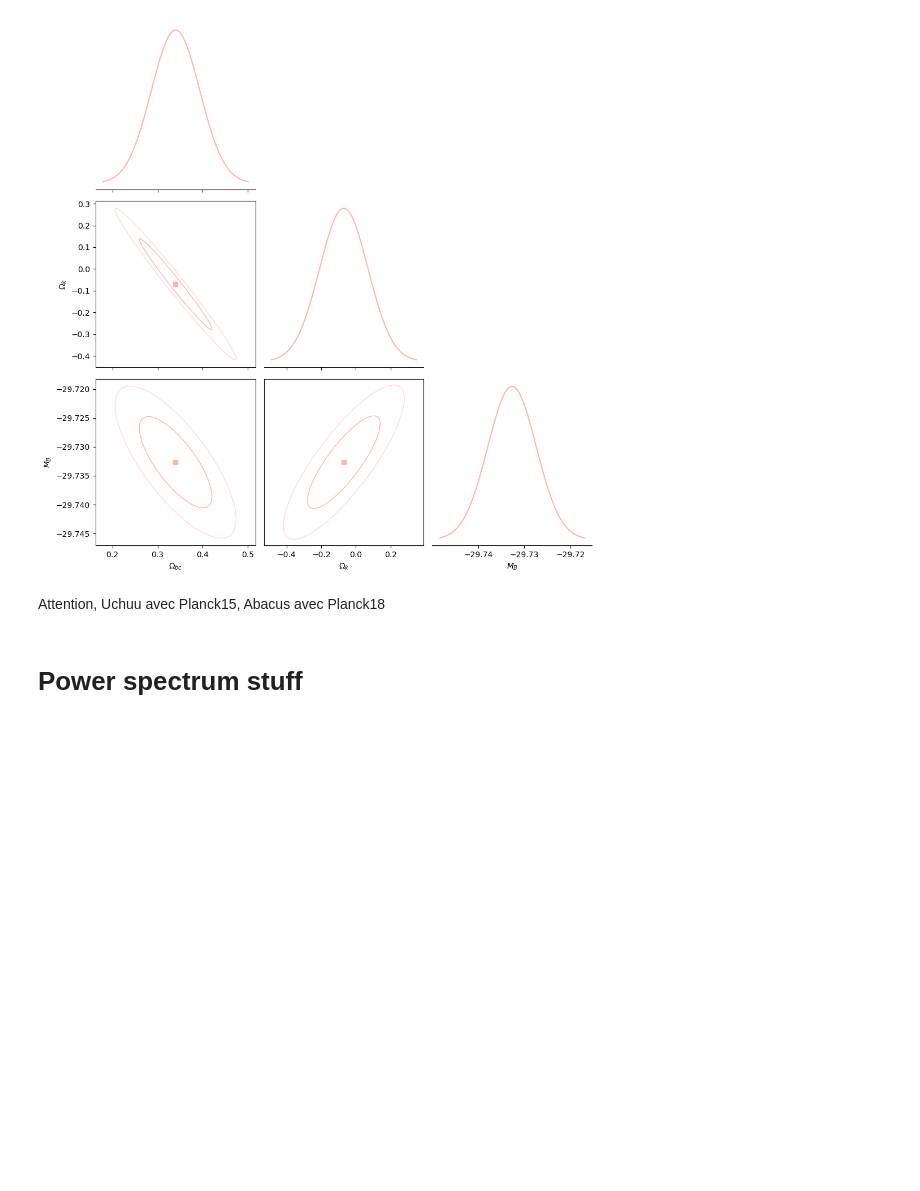
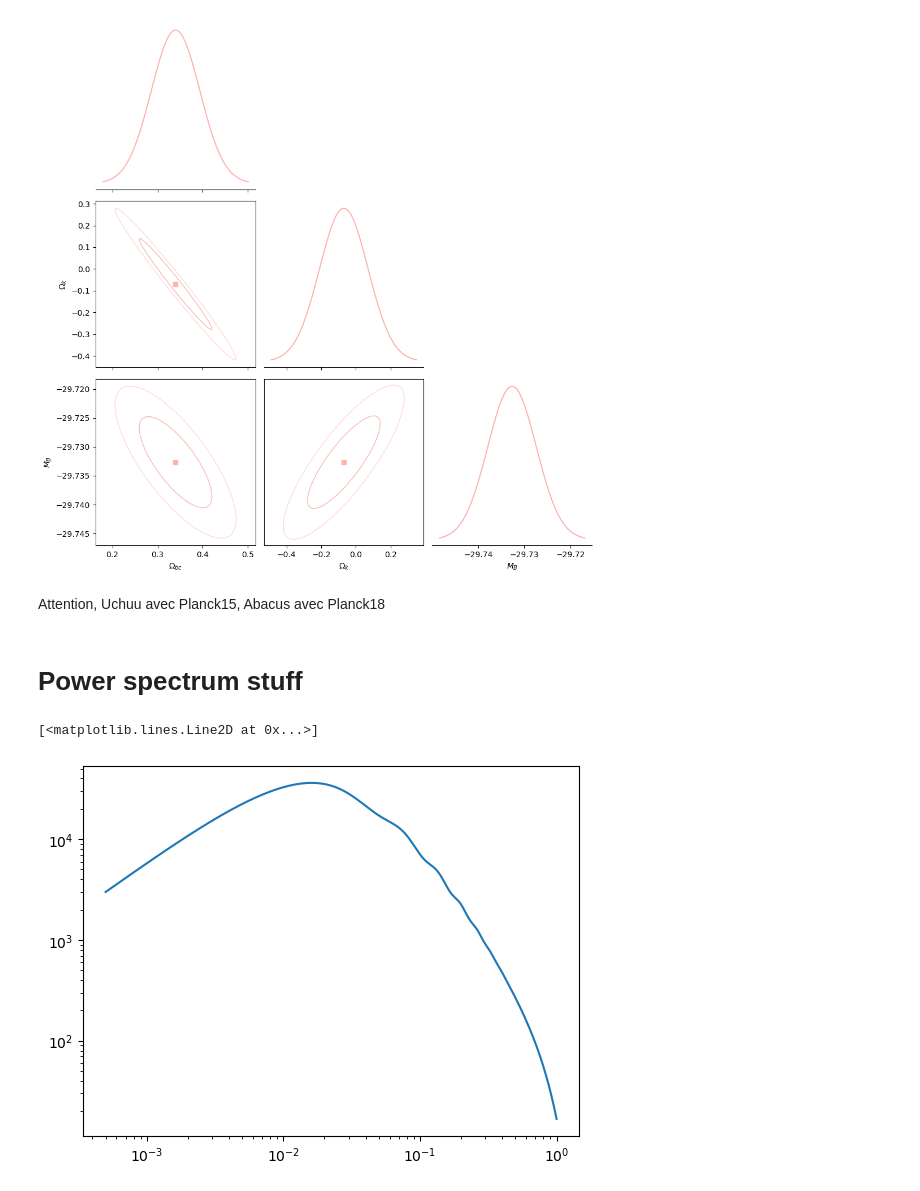
Before and after one commit to AntoineGillesLordet/Projet-LPNHE, a Jupyter notebook: 2M++.ipynb, the cells around one changed output. Saved outputs shown, nothing was run; the diff lists cells and outputs as text; code cells hidden in the pictures; blank space fills up the shorter version.

```diff
--- a/2M++.ipynb
+++ b/2M++.ipynb
@@ -1747,6 +1745,15 @@ plt.legend()
 from cosmoprimo import *
 cosmo_p = Cosmology(engine='camb')
 cosmo_planck = fiducial.Planck2018FullFlatLCDM()
+# %%
+ktt, ptt = np.loadtxt('../flip/flip/data/power_spectrum_tt.txt')
+kmt, pmt = np.loadtxt('../flip/flip/data/power_spectrum_mt.txt')
+kmm, pmm = np.loadtxt('../flip/flip/data/power_spectrum_mm.txt')
+# %%
+plt.loglog(ktt, ptt)
+# %% [output]
+[<matplotlib.lines.Line2D at 0x...>]
+[figure, added]
 # %%
 fo = Fourier(cosmo_p, engine='class')
 pk = fo.pk_interpolator()
```
Also changed, not shown: parts of 7 cells of this notebook, 1 other file.
